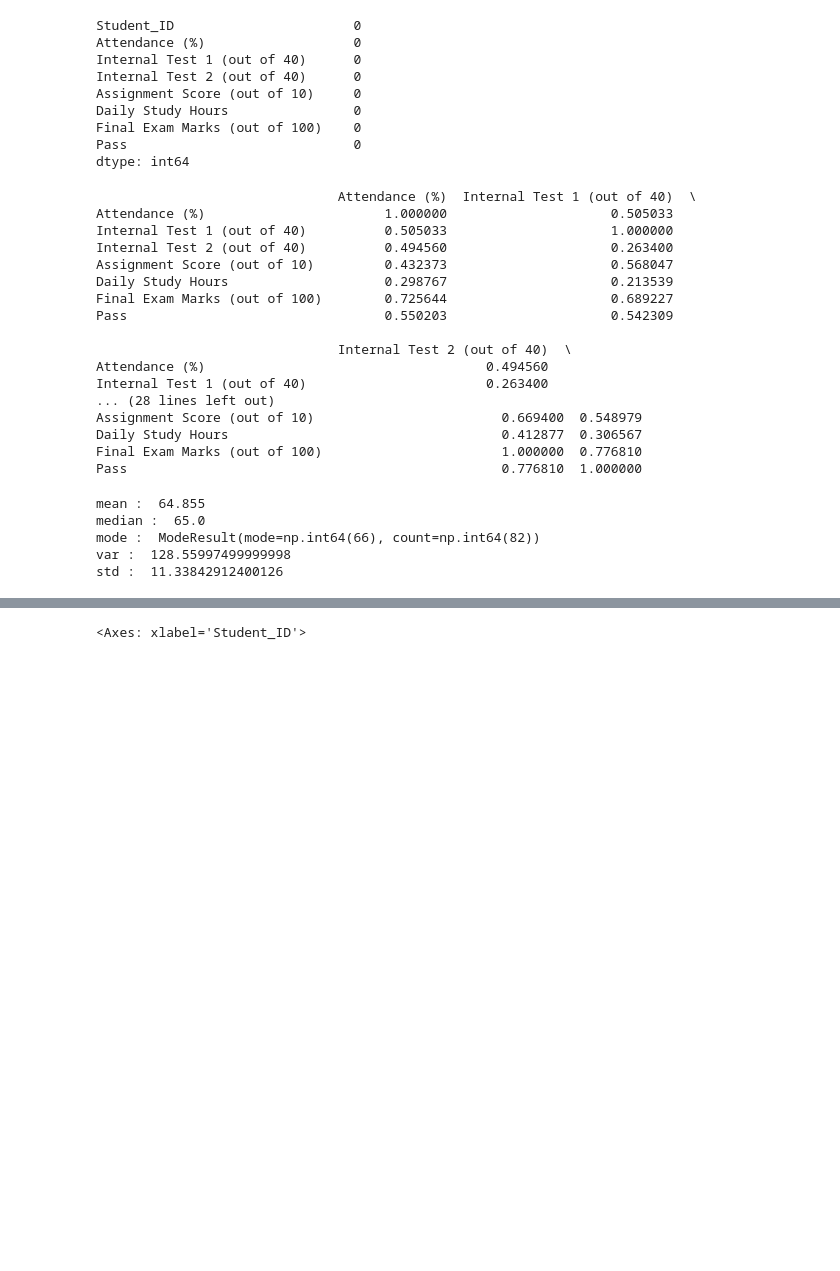
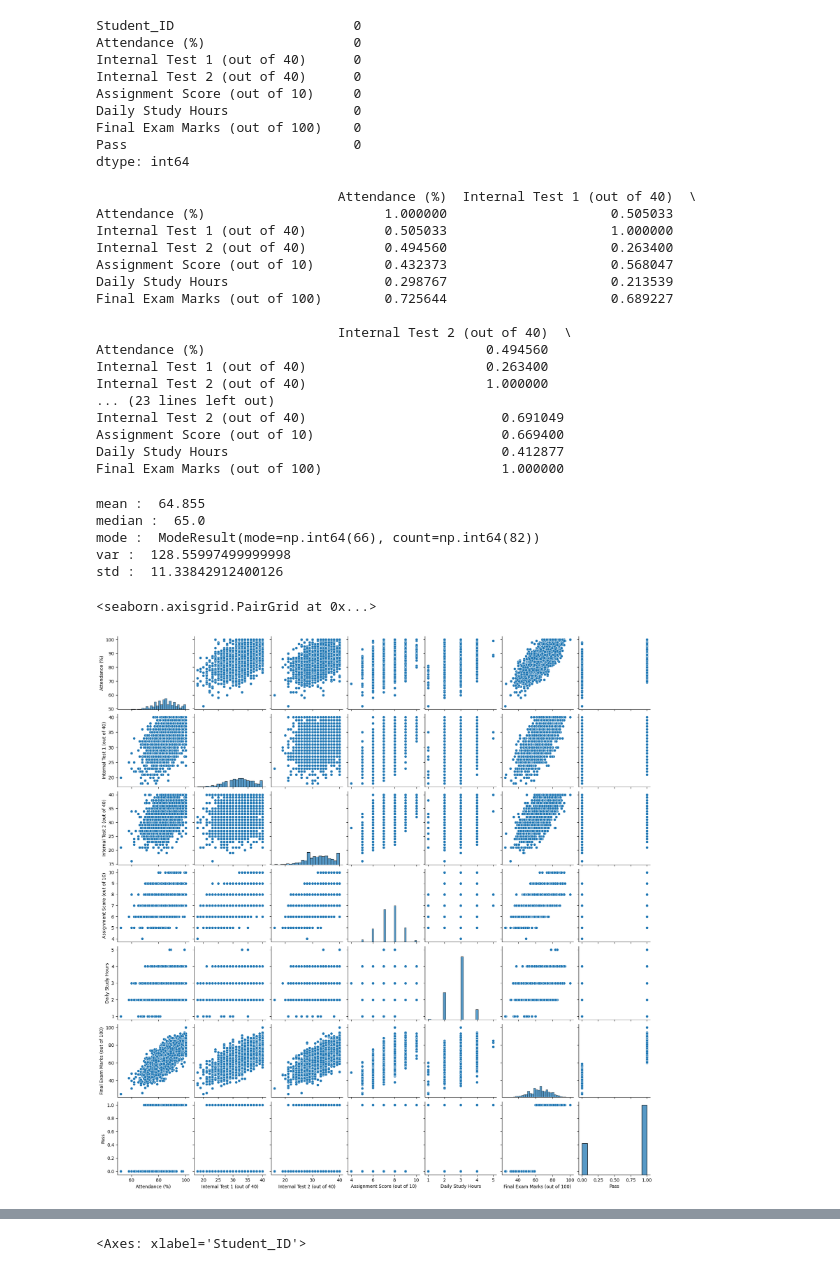
Before and after one commit to rafiramdhani12/data-sains, a Jupyter notebook: projek_data_sains.ipynb, the cells around one changed output, grey strips where cells are left out. Cells and saved outputs as stored; diff of their text form; code cells hidden in the pictures; blank space fills up the shorter version.

```diff
--- a/projek_data_sains.ipynb
+++ b/projek_data_sains.ipynb
@@ -107,7 +107,8 @@ Final Exam Marks (out of 100)    0
 Pass                             0
 dtype: int64
 # %%
-corr = df_students.corr()
+drop_data = df_students.drop(columns=["Student_ID" , "Pass"])
+corr = drop_data.corr()
 print(corr)
 # %% [output]
                                Attendance (%)  Internal Test 1 (out of 40)  \
@@ -117,16 +118,16 @@ Internal Test 2 (out of 40)          0.494560                     0.263400
 Assignment Score (out of 10)         0.432373                     0.568047
 Daily Study Hours                    0.298767                     0.213539
 Final Exam Marks (out of 100)        0.725644                     0.689227
-Pass                                 0.550203                     0.542309
 
                                Internal Test 2 (out of 40)  \
 Attendance (%)                                    0.494560
 Internal Test 1 (out of 40)                       0.263400
-... (28 lines left out)
-Assignment Score (out of 10)                        0.669400  0.548979
-Daily Study Hours                                   0.412877  0.306567
-Final Exam Marks (out of 100)                       1.000000  0.776810
-Pass                                                0.776810  1.000000
+Internal Test 2 (out of 40)                       1.000000
+... (23 lines left out)
+Internal Test 2 (out of 40)                         0.691049
+Assignment Score (out of 10)                        0.669400
+Daily Study Hours                                   0.412877
+Final Exam Marks (out of 100)                       1.000000
 # %%
 grades = data_final_exam
 
@@ -141,3 +142,8 @@ median :  65.0
 mode :  ModeResult(mode=np.int64(66), count=np.int64(82))
 var :  128.55997499999998
 std :  11.33842912400126
+# %%
+sns.pairplot(df_students )
+# %% [output]
+<seaborn.axisgrid.PairGrid at 0x...>
+[figure, added]
```
Also changed, not shown: parts of 4 cells of this notebook.
